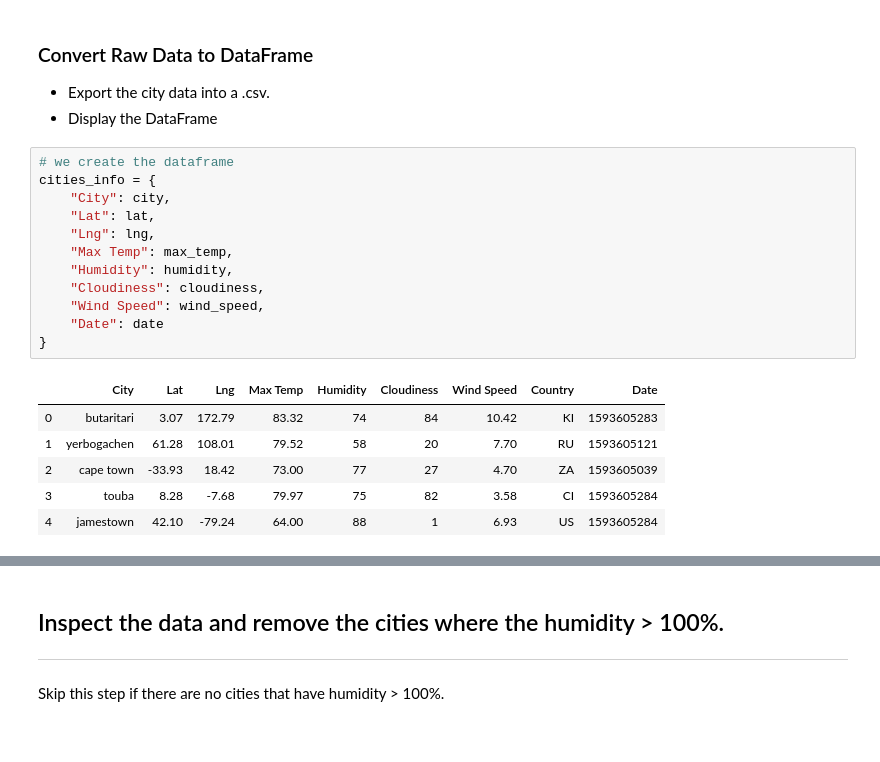
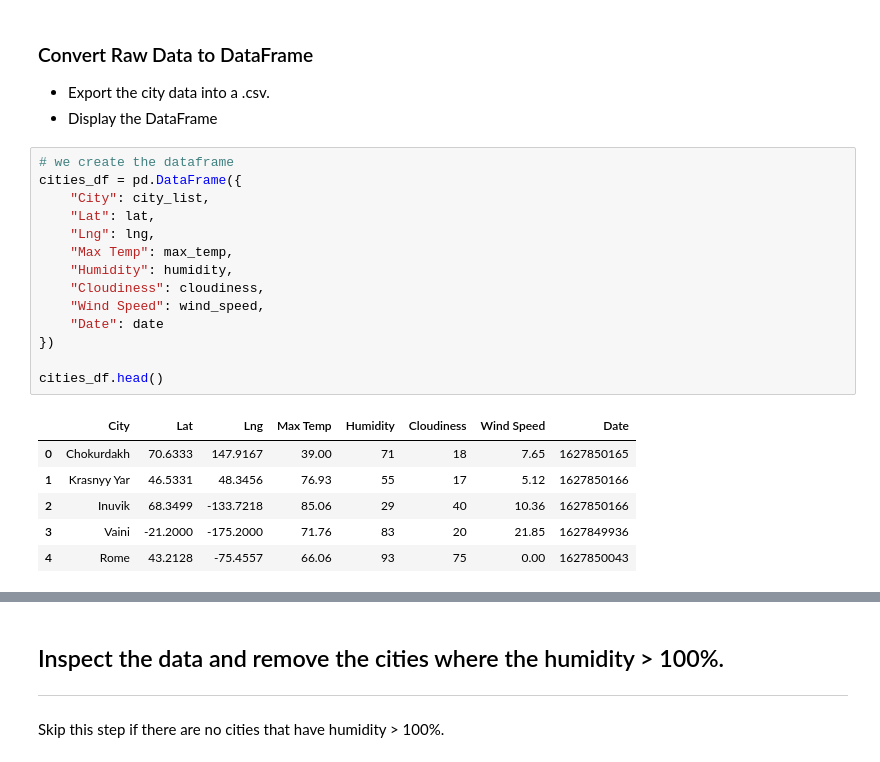
Before and after one commit to anajuarezar/python-api-challenge, a Jupyter notebook: WeatherPy/WeatherPy.ipynb, the cells around one changed output, grey strips where cells are left out. Cells and saved outputs as stored; diff of their text form.

```diff
--- a/WeatherPy/WeatherPy.ipynb
+++ b/WeatherPy/WeatherPy.ipynb
@@ -152,20 +162,22 @@ None
 * Display the DataFrame
 # %%
 # we create the dataframe
-cities_info = {
-    "City": city,
+cities_df = pd.DataFrame({
+    "City": city_list,
     "Lat": lat,
     "Lng": lng,
     "Max Temp": max_temp,
     "Humidity": humidity,
     "Cloudiness": cloudiness,
     "Wind Speed": wind_speed,
     "Date": date
-}
+})
+
+cities_df.head()
 # %% [output]
-|  | City | Lat | Lng | Max Temp | Humidity | Cloudiness | Wind Speed | Country | Date |
-| 0 | butaritari | 3.07 | 172.79 | 83.32 | 74 | 84 | 10.42 | KI | 1593605283 |
-| 1 | yerbogachen | 61.28 | 108.01 | 79.52 | 58 | 20 | 7.70 | RU | 1593605121 |
-| 2 | cape town | -33.93 | 18.42 | 73.00 | 77 | 27 | 4.70 | ZA | 1593605039 |
-| 3 | touba | 8.28 | -7.68 | 79.97 | 75 | 82 | 3.58 | CI | 1593605284 |
-| 4 | jamestown | 42.10 | -79.24 | 64.00 | 88 | 1 | 6.93 | US | 1593605284 |
+|  | City | Lat | Lng | Max Temp | Humidity | Cloudiness | Wind Speed | Date |
+| 0 | Chokurdakh | 70.6333 | 147.9167 | 39.00 | 71 | 18 | 7.65 | 1627850165 |
+| 1 | Krasnyy Yar | 46.5331 | 48.3456 | 76.93 | 55 | 17 | 5.12 | 1627850166 |
+| 2 | Inuvik | 68.3499 | -133.7218 | 85.06 | 29 | 40 | 10.36 | 1627850166 |
+| 3 | Vaini | -21.2000 | -175.2000 | 71.76 | 83 | 20 | 21.85 | 1627849936 |
+| 4 | Rome | 43.2128 | -75.4557 | 66.06 | 93 | 75 | 0.00 | 1627850043 |
```
Also changed, not shown: parts of 22 cells of this notebook, 1 other file.
